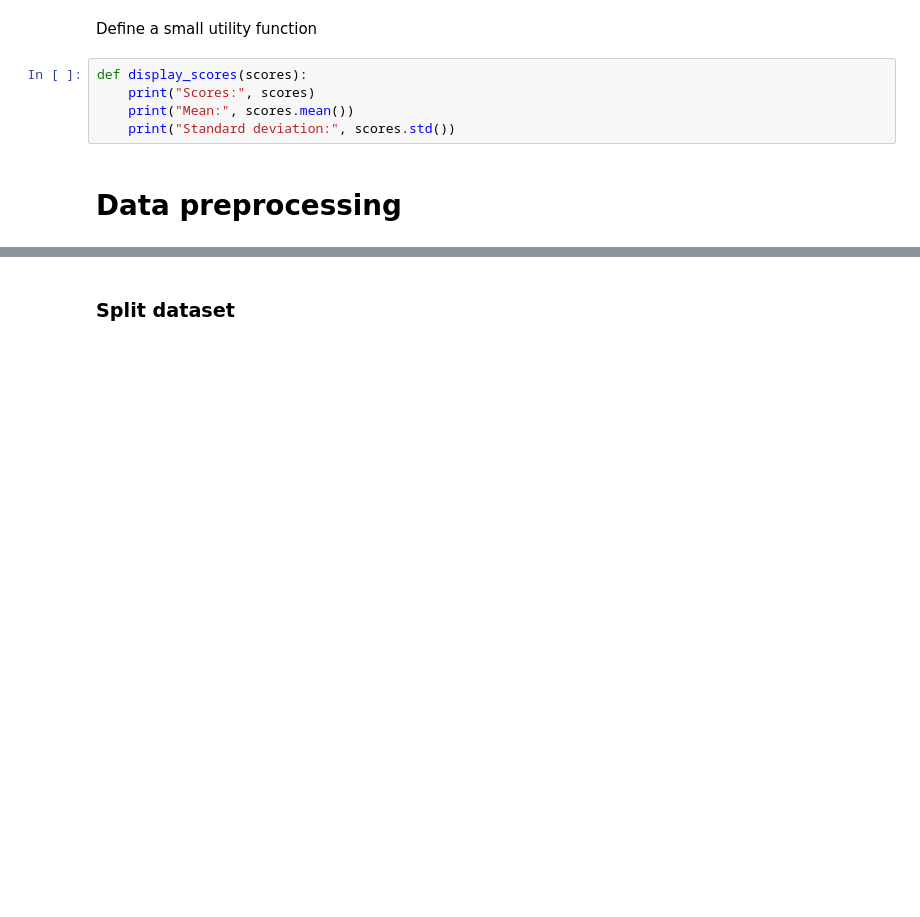
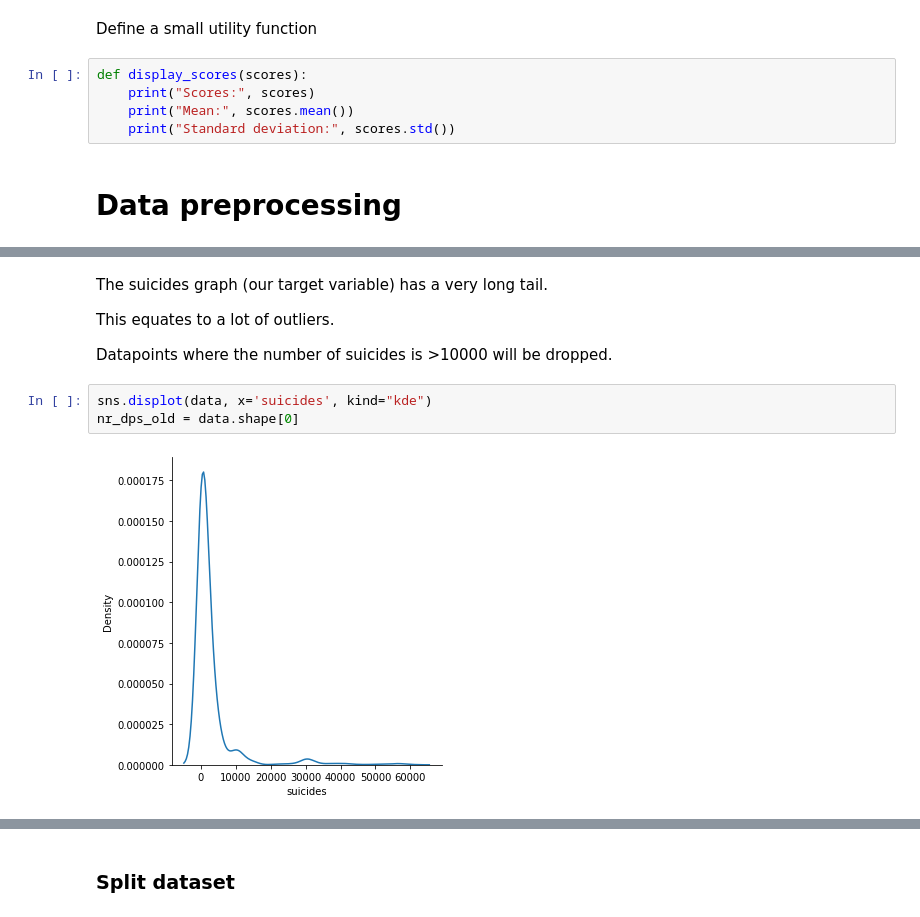
Before and after one commit to abreu4/economics-for-suicide-prediction, a Jupyter notebook: data_processing_model_building.ipynb, the cells around one changed output, grey strips where cells are left out. Drawn from its saved outputs; the diff is of its cells as text; blank space fills up the shorter version.

```diff
--- a/data_processing_model_building.ipynb
+++ b/data_processing_model_building.ipynb
@@ -65,0 +52,11 @@ Name: suicides, dtype: float64
+# %% [markdown]
+The suicides graph (our target variable) has a very long tail.
+
+This equates to a lot of outliers.
+
+Datapoints where the number of suicides is >10000 will be dropped.
+# %%
+sns.displot(data, x='suicides', kind="kde")
+nr_dps_old = data.shape[0]
+# %% [output]
+[figure, added]
```
Also changed, not shown: parts of 26 cells of this notebook, 2 other files.
